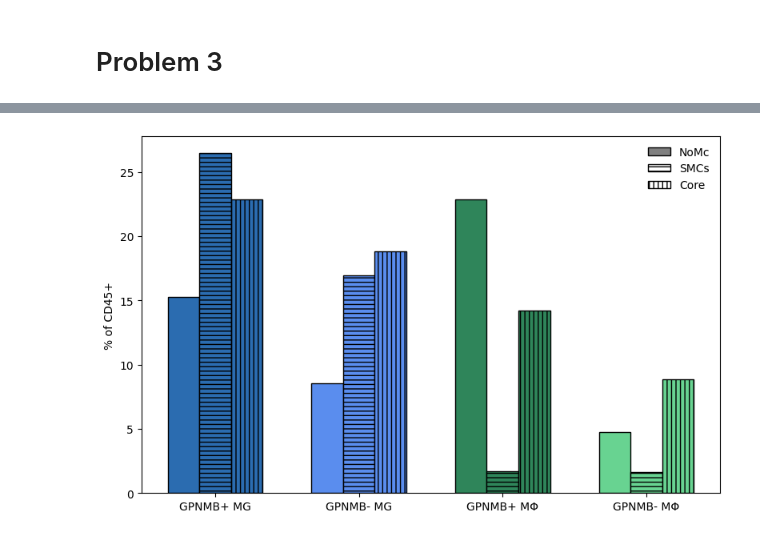
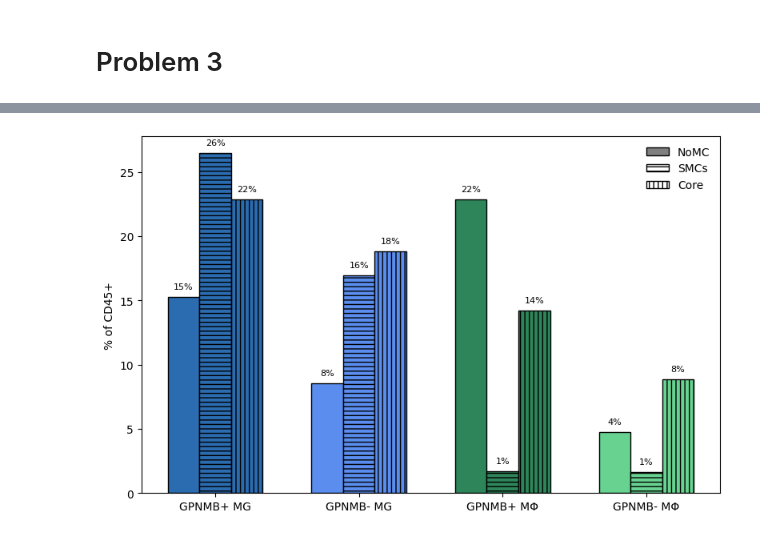
Before and after one commit to sadeghetemad/nencki-image-segmentation, a Jupyter notebook: notebooks/downstream_patient_analysis.ipynb, the cells around one changed output, grey strips where cells are left out. Cells and saved outputs as stored; diff of their text form; code cells hidden in the pictures.

Commit message:
feat: add percentage on top of bar plot

```diff
--- a/notebooks/downstream_patient_analysis.ipynb
+++ b/notebooks/downstream_patient_analysis.ipynb
@@ -389,35 +403,45 @@ for i, pop in enumerate(pop_cols):
     for j, stratum in enumerate(strata_order):
 
         value = grouped.loc[stratum, pop]
 
         hatch_style = None
         if stratum == "SMCs":
             hatch_style = "---"
         elif stratum == "Core":
             hatch_style = "|||"
 
-        ax.bar(
+        bar = ax.bar(
             x[i] + (j-1)*width,
             value,
             width,
             color=colors[i],
             edgecolor="black",
             hatch=hatch_style
         )
 
+        ax.text(
+            x[i] + (j-1)*width,
+            value + 0.5,              # small offset above bar
+            f"{int(value)}%",
+            ha="center",
+            va="bottom",
+            fontsize=8,
+            rotation=0
+        )
+
 ax.set_xticks(x)
 ax.set_xticklabels(["GPNMB+ MG", "GPNMB- MG", "GPNMB+ MΦ", "GPNMB- MΦ"])
 ax.set_ylabel("% of CD45+")
 
 legend_elements = [
-    Patch(facecolor="gray", edgecolor="black", label="NoMc"),
-    Patch(facecolor="white", edgecolor="black", hatch="---", label="SMCs"),
-    Patch(facecolor="white", edgecolor="black", hatch="|||", label="Core"),
+    mpatches.Patch(facecolor="gray", edgecolor="black", label="NoMC"),
+    mpatches.Patch(facecolor="white", edgecolor="black", hatch="---", label="SMCs"),
+    mpatches.Patch(facecolor="white", edgecolor="black", hatch="|||", label="Core"),
 ]
 
 ax.legend(handles=legend_elements, frameon=False)
 
 plt.tight_layout()
 plt.show()
 # %% [output]
-[figure, old version]
+[figure, new version]
```
Also changed, not shown: parts of 10 cells of this notebook.
